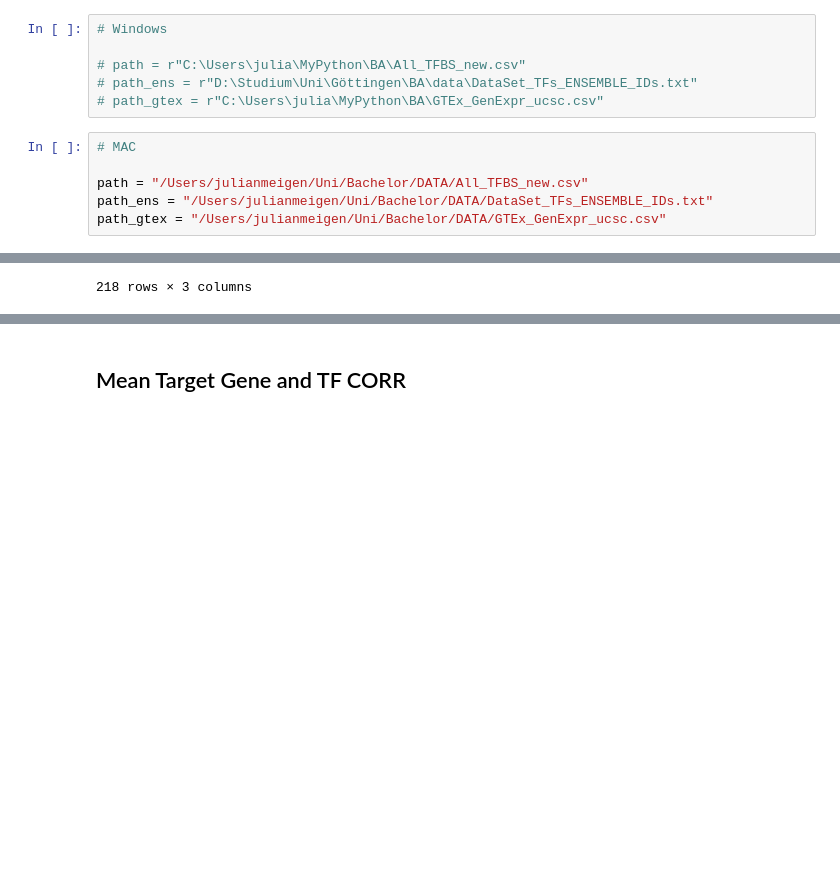
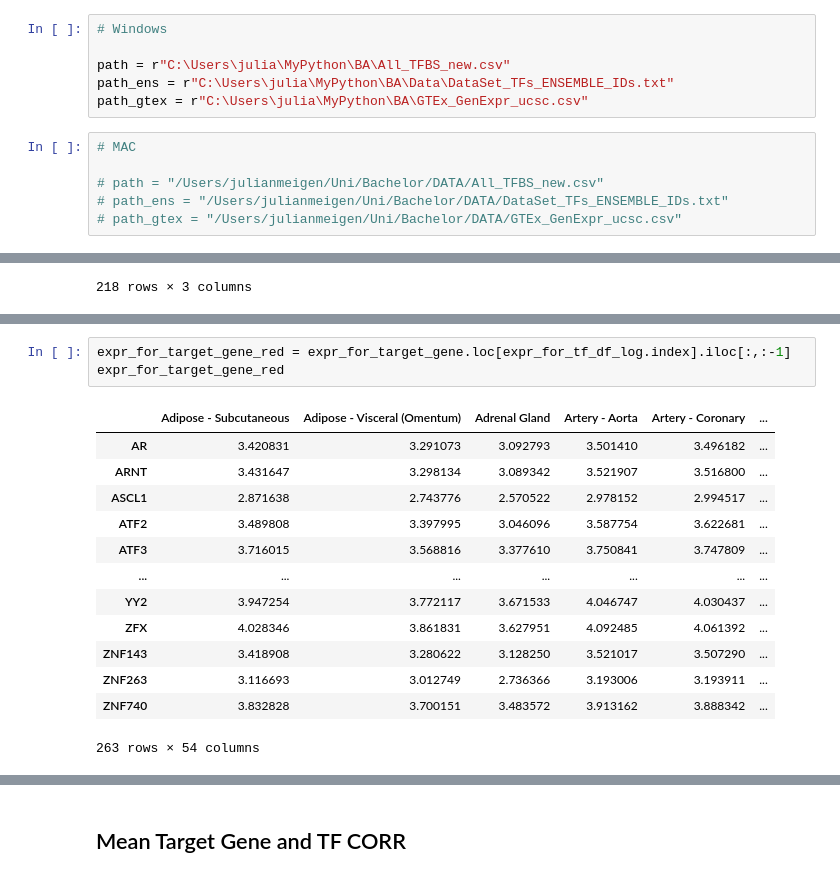
Before and after one commit to JulianMeigen/Bachelor, a Jupyter notebook: E_Single_TFBS/Ensemble_TF_Genexpr.ipynb, the cells around one changed output, grey strips where cells are left out. Drawn from its saved outputs; the diff is of its cells as text; blank space fills up the shorter version.

```diff
--- a/E_Single_TFBS/Ensemble_TF_Genexpr.ipynb
+++ b/E_Single_TFBS/Ensemble_TF_Genexpr.ipynb
@@ -27,15 +27,15 @@ tfs = ['AR', 'ARNT', 'ARNTL', 'ASCL1', 'ATF2', 'ATF3', 'ATF4', 'ATF7', 'BACH1',
 # %%
 # Windows
 
-# path = r"C:\Users\julia\MyPython\BA\All_TFBS_new.csv"
-# path_ens = r"D:\Studium\Uni\Göttingen\BA\data\DataSet_TFs_ENSEMBLE_IDs.txt"
-# path_gtex = r"C:\Users\julia\MyPython\BA\GTEx_GenExpr_ucsc.csv"
+path = r"C:\Users\julia\MyPython\BA\All_TFBS_new.csv"
+path_ens = r"C:\Users\julia\MyPython\BA\Data\DataSet_TFs_ENSEMBLE_IDs.txt"
+path_gtex = r"C:\Users\julia\MyPython\BA\GTEx_GenExpr_ucsc.csv"
 # %%
 # MAC
 
-path = "/Users/julianmeigen/Uni/Bachelor/DATA/All_TFBS_new.csv"
-path_ens = "/Users/julianmeigen/Uni/Bachelor/DATA/DataSet_TFs_ENSEMBLE_IDs.txt"
-path_gtex = "/Users/julianmeigen/Uni/Bachelor/DATA/GTEx_GenExpr_ucsc.csv"
+# path = "/Users/julianmeigen/Uni/Bachelor/DATA/All_TFBS_new.csv"
+# path_ens = "/Users/julianmeigen/Uni/Bachelor/DATA/DataSet_TFs_ENSEMBLE_IDs.txt"
+# path_gtex = "/Users/julianmeigen/Uni/Bachelor/DATA/GTEx_GenExpr_ucsc.csv"
 # %% [markdown]
 ## Load Data
 # %%
@@ -288,0 +502,17 @@ pearson_TF_Target_Expr_red
+# %%
+expr_for_target_gene_red = expr_for_target_gene.loc[expr_for_tf_df_log.index].iloc[:,:-1]
+expr_for_target_gene_red
+# %% [output]
+|  | Adipose - Subcutaneous | Adipose - Visceral (Omentum) | Adrenal Gland | Artery - Aorta | Artery - Coronary | ... |
+| AR | 3.420831 | 3.291073 | 3.092793 | 3.501410 | 3.496182 | ... |
+| ARNT | 3.431647 | 3.298134 | 3.089342 | 3.521907 | 3.516800 | ... |
+| ASCL1 | 2.871638 | 2.743776 | 2.570522 | 2.978152 | 2.994517 | ... |
+| ATF2 | 3.489808 | 3.397995 | 3.046096 | 3.587754 | 3.622681 | ... |
+| ATF3 | 3.716015 | 3.568816 | 3.377610 | 3.750841 | 3.747809 | ... |
+| ... | ... | ... | ... | ... | ... | ... |
+| YY2 | 3.947254 | 3.772117 | 3.671533 | 4.046747 | 4.030437 | ... |
+| ZFX | 4.028346 | 3.861831 | 3.627951 | 4.092485 | 4.061392 | ... |
+| ZNF143 | 3.418908 | 3.280622 | 3.128250 | 3.521017 | 3.507290 | ... |
+| ZNF263 | 3.116693 | 3.012749 | 2.736366 | 3.193006 | 3.193911 | ... |
+| ZNF740 | 3.832828 | 3.700151 | 3.483572 | 3.913162 | 3.888342 | ... |
+263 rows × 54 columns
```
Also changed, not shown: parts of 32 cells of this notebook, 3 other files.
